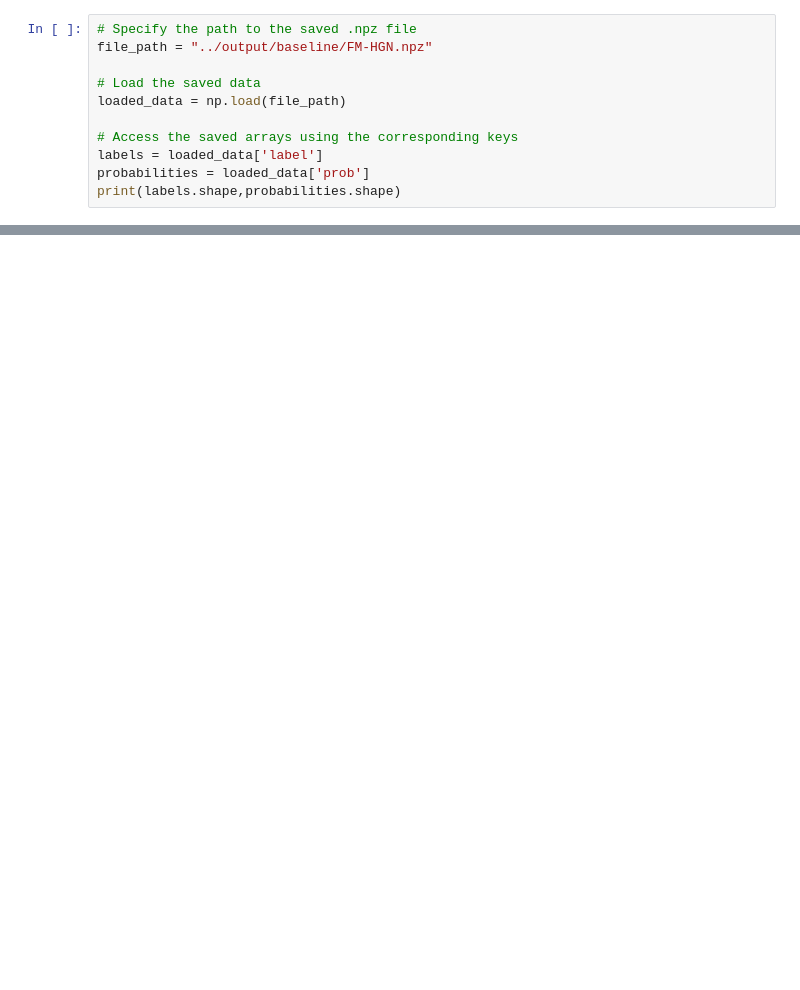
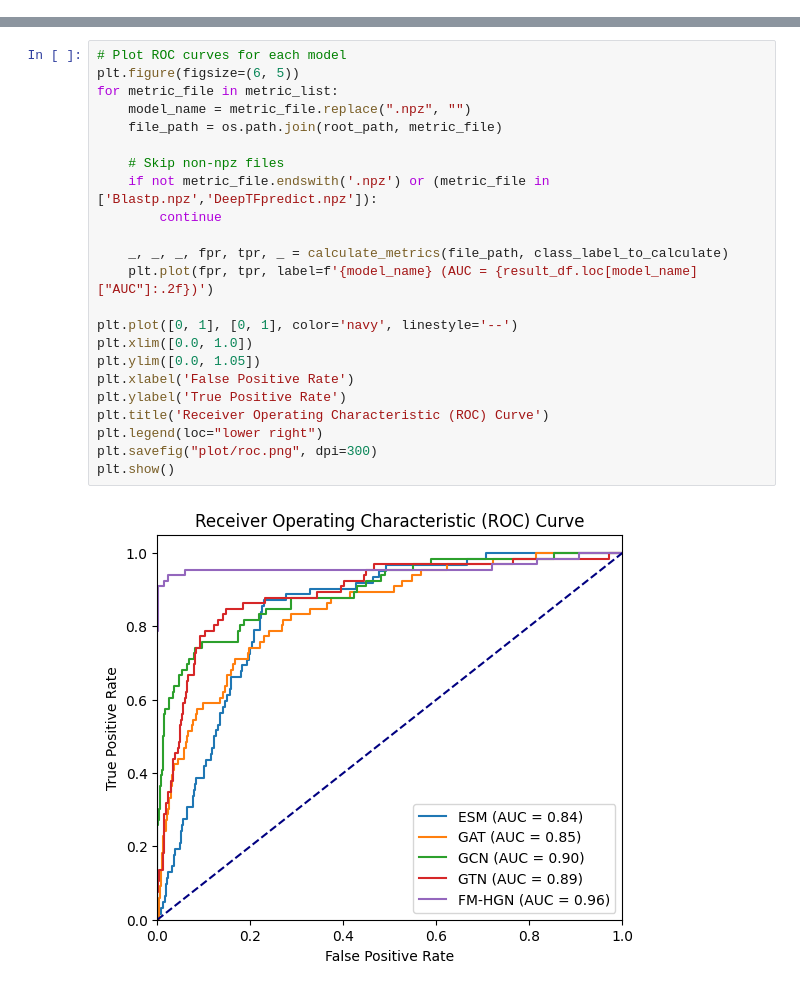
Before and after one commit to Suchcools/Ecoli_HGNN, a Jupyter notebook: task/TF/analysis/baseline.ipynb, the cells around one changed output, grey strips where cells are left out. Saved outputs shown, nothing was run; the diff lists cells and outputs as text; blank space fills up the shorter version.

```diff
--- a/task/TF/analysis/baseline.ipynb
+++ b/task/TF/analysis/baseline.ipynb
@@ -4,11 +0,0 @@ import numpy as np
-# %%
-# Specify the path to the saved .npz file
-file_path = "../output/baseline/FM-HGN.npz"
-
-# Load the saved data
-loaded_data = np.load(file_path)
-
-# Access the saved arrays using the corresponding keys
-labels = loaded_data['label']
-probabilities = loaded_data['prob']
-print(labels.shape,probabilities.shape)
@@ -66,0 +121,25 @@ array([0, 0, 0, 0, 0, 0, 0, 0, 0, 0, 1, 0, 0, 0, 0, 0, 0, 0, 0, 0, 0, 0,
+# %%
+# Plot ROC curves for each model
+plt.figure(figsize=(6, 5))
+for metric_file in metric_list:
+    model_name = metric_file.replace(".npz", "")
+    file_path = os.path.join(root_path, metric_file)
+
+    # Skip non-npz files
+    if not metric_file.endswith('.npz') or (metric_file in ['Blastp.npz','DeepTFpredict.npz']):
+        continue
+
+    _, _, _, fpr, tpr, _ = calculate_metrics(file_path, class_label_to_calculate)
+    plt.plot(fpr, tpr, label=f'{model_name} (AUC = {result_df.loc[model_name]["AUC"]:.2f})')
+
+plt.plot([0, 1], [0, 1], color='navy', linestyle='--')
+plt.xlim([0.0, 1.0])
+plt.ylim([0.0, 1.05])
+plt.xlabel('False Positive Rate')
+plt.ylabel('True Positive Rate')
+plt.title('Receiver Operating Characteristic (ROC) Curve')
+plt.legend(loc="lower right")
+plt.savefig("plot/roc.png", dpi=300)
+plt.show()
+# %% [output]
+[figure, added]
```
Also changed, not shown: parts of 7 cells of this notebook, 20 other files.
